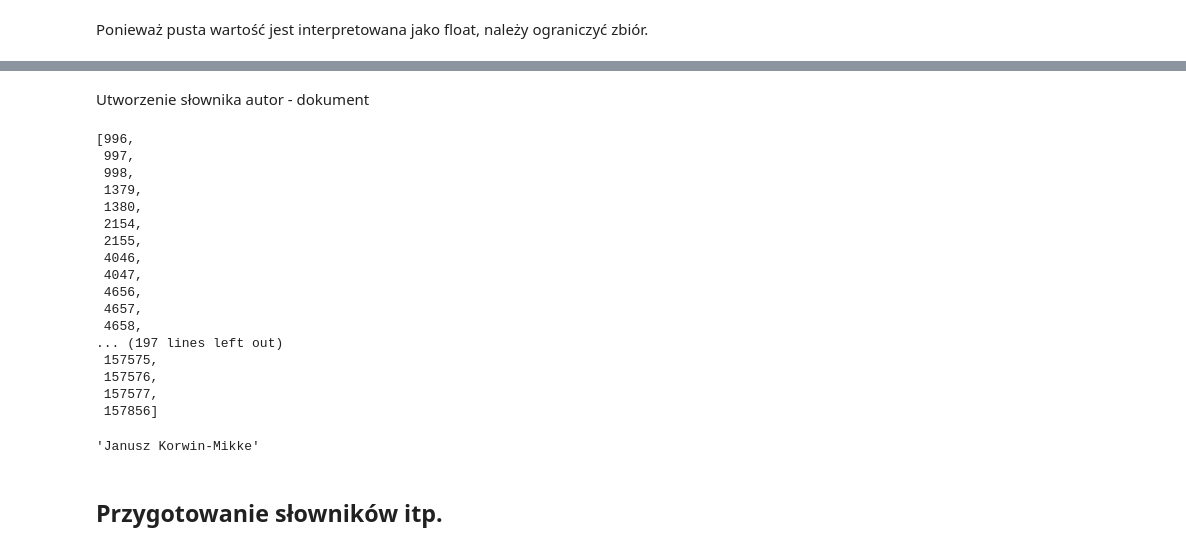
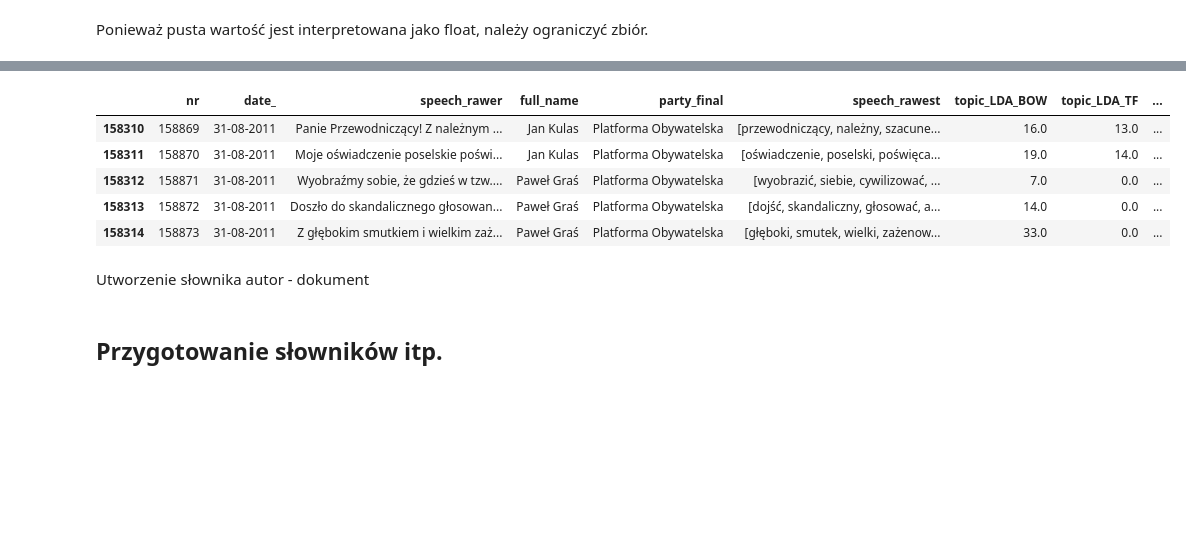
Before and after one commit to magda-lena-b/praca, a Jupyter notebook: 11_author_topic_models.ipynb, the cells around one changed output, grey strips where cells are left out. Saved outputs shown, nothing was run; the diff lists cells and outputs as text; code cells hidden in the pictures; blank space fills up the shorter version.

```diff
--- a/11_author_topic_models.ipynb
+++ b/11_author_topic_models.ipynb
@@ -41,3 +43,5 @@ dane = dane[dane['full_name'].apply(lambda x:isinstance(x, str))]
+# %%
+dane = dane.drop('index', axis=1)
 # %%
 dane.head(3)
 # %% [output]
@@ -45,5 +49,14 @@ dane.head(3)
 | 0 | 0 | 01-02-1992 | Chciałbym kilka zdań powiedzieć n... | Aleksander Bentkowski | Polskie Stronnictwo Ludowe | [chcieć, zdanie, powiedzieć, tema... | 16.0 | 13.0 | ... |
 | 1 | 1 | 01-02-1992 | Przysłuchując się tej bardzo emoc... | Aleksander Kwaśniewski | Sojusz Lewicy Demokratycznej | [przysłuchiwać, emocjonalny, dług... | 14.0 | 16.0 | ... |
 | 2 | 2 | 01-02-1992 | Różne przebyliśmy drogi, żeby tu ... | Alojzy Pietrzyk | Klub Parlamentarny NSZZ Solidarność | [różny, przebyć, droga, powiedzie... | 14.0 | 0.0 | ... |
+# %%
+dane[dane['party_final']=='Platforma Obywatelska']
+# %% [output]
+|  | nr | date_ | speech_rawer | full_name | party_final | speech_rawest | topic_LDA_BOW | topic_LDA_TF | ... |
+| 158310 | 158869 | 31-08-2011 | Panie Przewodniczący! Z należnym ... | Jan Kulas | Platforma Obywatelska | [przewodniczący, należny, szacune... | 16.0 | 13.0 | ... |
+| 158311 | 158870 | 31-08-2011 | Moje oświadczenie poselskie poświ... | Jan Kulas | Platforma Obywatelska | [oświadczenie, poselski, poświęca... | 19.0 | 14.0 | ... |
+| 158312 | 158871 | 31-08-2011 | Wyobraźmy sobie, że gdzieś w tzw.... | Paweł Graś | Platforma Obywatelska | [wyobrazić, siebie, cywilizować, ... | 7.0 | 0.0 | ... |
+| 158313 | 158872 | 31-08-2011 | Doszło do skandalicznego głosowan... | Paweł Graś | Platforma Obywatelska | [dojść, skandaliczny, głosować, a... | 14.0 | 0.0 | ... |
+| 158314 | 158873 | 31-08-2011 | Z głębokim smutkiem i wielkim zaż... | Paweł Graś | Platforma Obywatelska | [głęboki, smutek, wielki, zażenow... | 33.0 | 0.0 | ... |
 # %% [markdown]
 Utworzenie słownika autor - dokument
@@ -56,20 +62,0 @@ for (aut, doc_nr) in zip(dane['full_name'], dane['nr']):
-# %%
-aut2doc['Janusz Korwin-Mikke']
-# %% [output]
-[996,
- 997,
- 998,
- 1379,
- 1380,
- 2154,
- 2155,
- 4046,
- 4047,
- 4656,
- 4657,
- 4658,
-... (197 lines left out)
- 157575,
- 157576,
- 157577,
- 157856]
@@ -78,6 +63,2 @@ doc2aut = dane['full_name'].T.to_dict()
-# %%
-doc2aut[122846]
-# %% [output]
-'Janusz Korwin-Mikke'
 # %% [markdown]
 ## Przygotowanie słowników itp.
```
Also changed, not shown: parts of 28 cells of this notebook, 3 other files.
